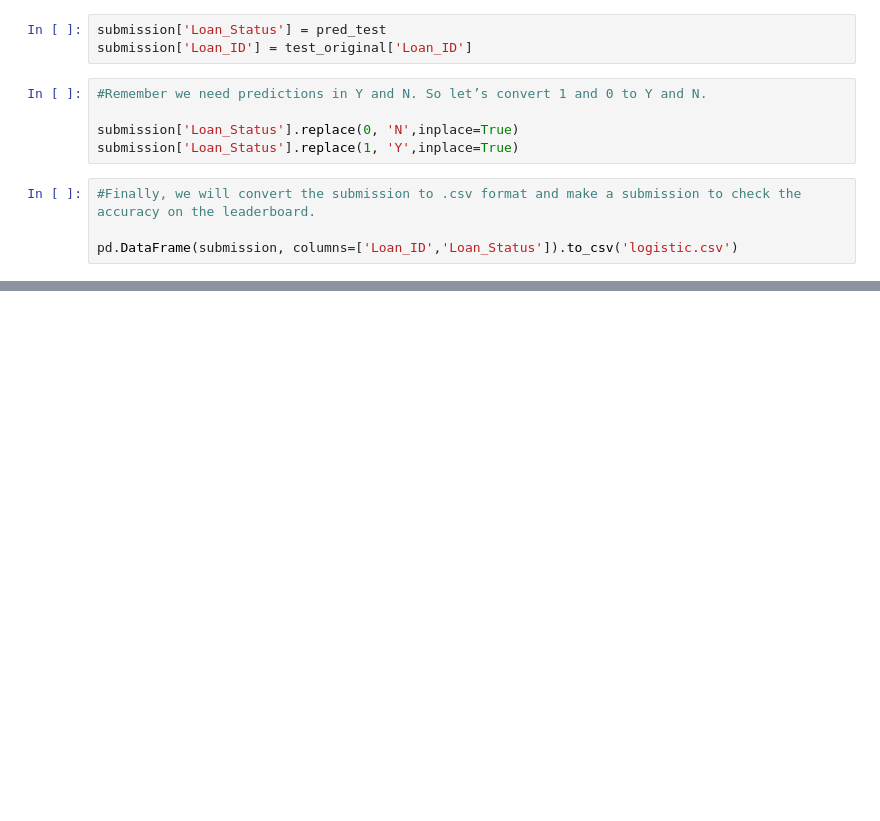
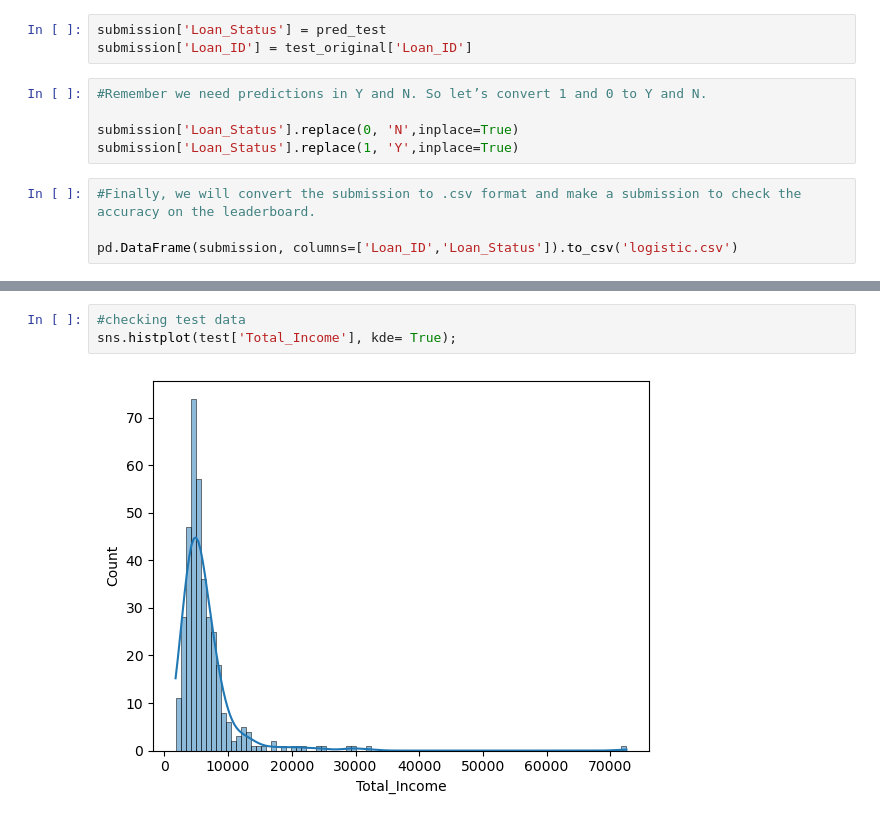
Before and after one commit to SaiSaketh-dev/Python_data_project, a Jupyter notebook: 4_loan_prediction_project/Loan_prediction.ipynb, the cells around one changed output, grey strips where cells are left out. Saved outputs shown, nothing was run; the diff lists cells and outputs as text; blank space fills up the shorter version.

```diff
--- a/4_loan_prediction_project/Loan_prediction.ipynb
+++ b/4_loan_prediction_project/Loan_prediction.ipynb
@@ -646,0 +677,5 @@ pd.DataFrame(submission, columns=['Loan_ID','Loan_Status']).to_csv('logistic.csv
+# %%
+#checking test data
+sns.histplot(test['Total_Income'], kde= True);
+# %% [output]
+[figure, added]
```
Also changed, not shown: parts of 13 cells of this notebook, 2 other files.
